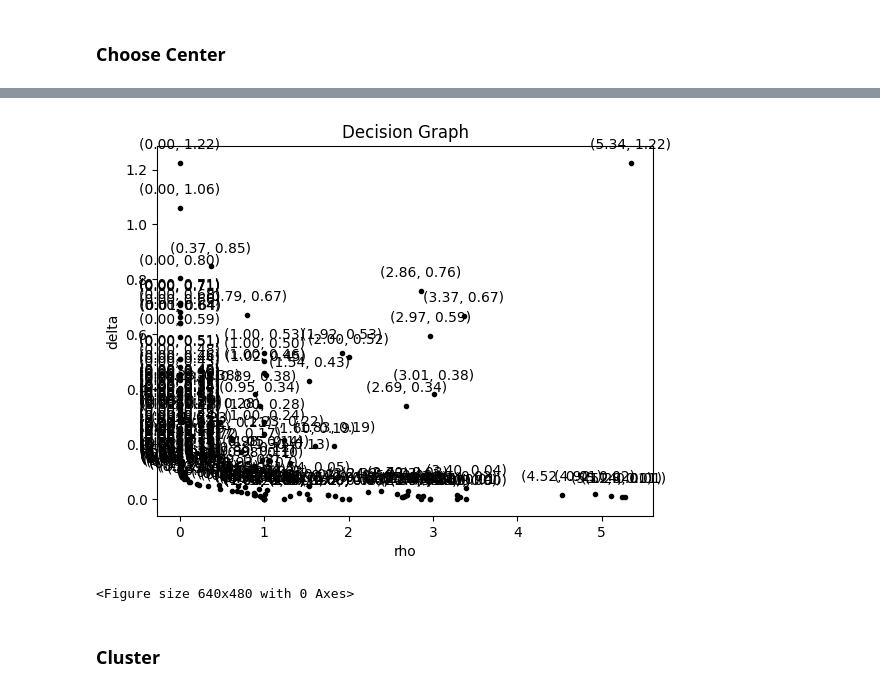
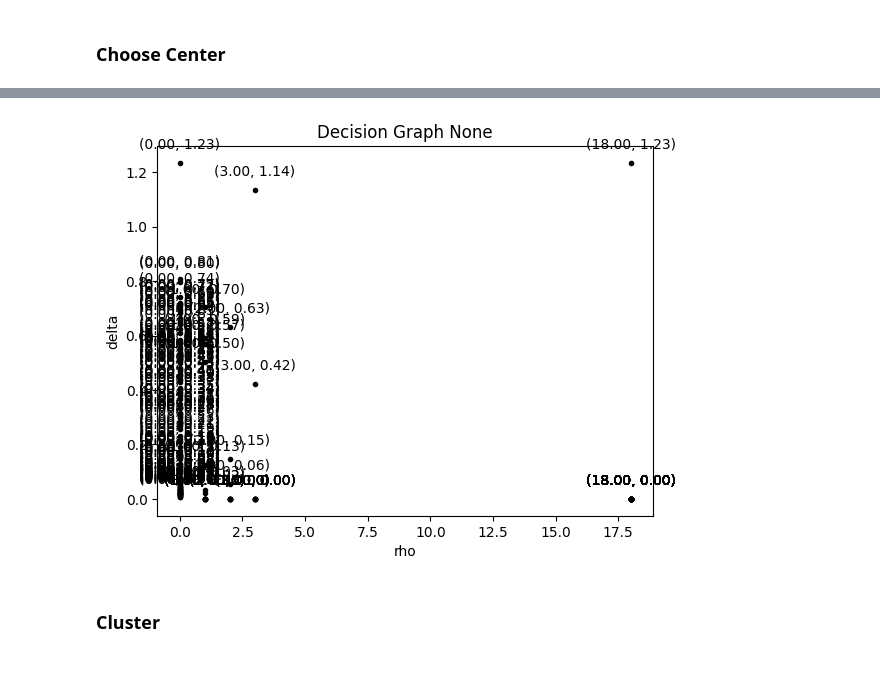
Before and after one commit to mandyCheen/Prototype_Learning_Byte_Sequence, a Jupyter notebook: densityCluser.ipynb, the cells around one changed output, grey strips where cells are left out. Saved outputs shown, nothing was run; the diff lists cells and outputs as text; code cells hidden in the pictures.

Commit message:
savePic & cluster

```diff
--- a/densityCluser.ipynb
+++ b/densityCluser.ipynb
@@ -135,7 +132,7 @@ class SqrtDistance(Distance):
     return sqrt(sum([pow(item, 2) for item in vec]))
 # %%
 # test for one class
-FAMILY = "camelot"
+FAMILY = "mirai"
 builder = DistanceBuilder()
 builder.load_points(f'{CLUSTER_PATH}{CPU_ARCH}_{FAMILY}_train.txt')
 builder.build_distance_file_for_cluster(SqrtDistance(), f'{CLUSTER_PATH}{CPU_ARCH}_{FAMILY}_train.dat')
@@ -147,12 +144,12 @@ from plot import *
 from cluster import *
 
 
-def plot(data, auto_select_dc = False):
+def plot(data, auto_select_dc = False, family = None):
 	logging.basicConfig(format='%(asctime)s : %(levelname)s : %(message)s', level=logging.INFO)
 	dpcluster = DensityPeakCluster()
 	distances, max_dis, min_dis, max_id, rho, rc = dpcluster.local_density(load_paperdata, data, auto_select_dc = auto_select_dc)
 	delta, nneigh = min_distance(max_id, max_dis, distances, rho)
-	plot_rho_delta(rho, delta)   #plot to choose the threthold
+	plot_rho_delta(rho, delta, family)   #plot to choose the threthold
 # %%
-plot(f'{CLUSTER_PATH}{CPU_ARCH}_{FAMILY}_train.dat', True)
+plot(f'{CLUSTER_PATH}{CPU_ARCH}_{FAMILY}_train.dat', True, family = FAMILY)
 # %% [output]
@@ -176,5 +173,4 @@ plot(f'{CLUSTER_PATH}{CPU_ARCH}_{FAMILY}_train.dat', True)
-[figure, old version]
+[figure, new version]
-<Figure size 640x480 with 0 Axes>
 # %% [markdown]
 ### Cluster
 # %%
```
Also changed, not shown: parts of 4 cells of this notebook, 50 other files.
